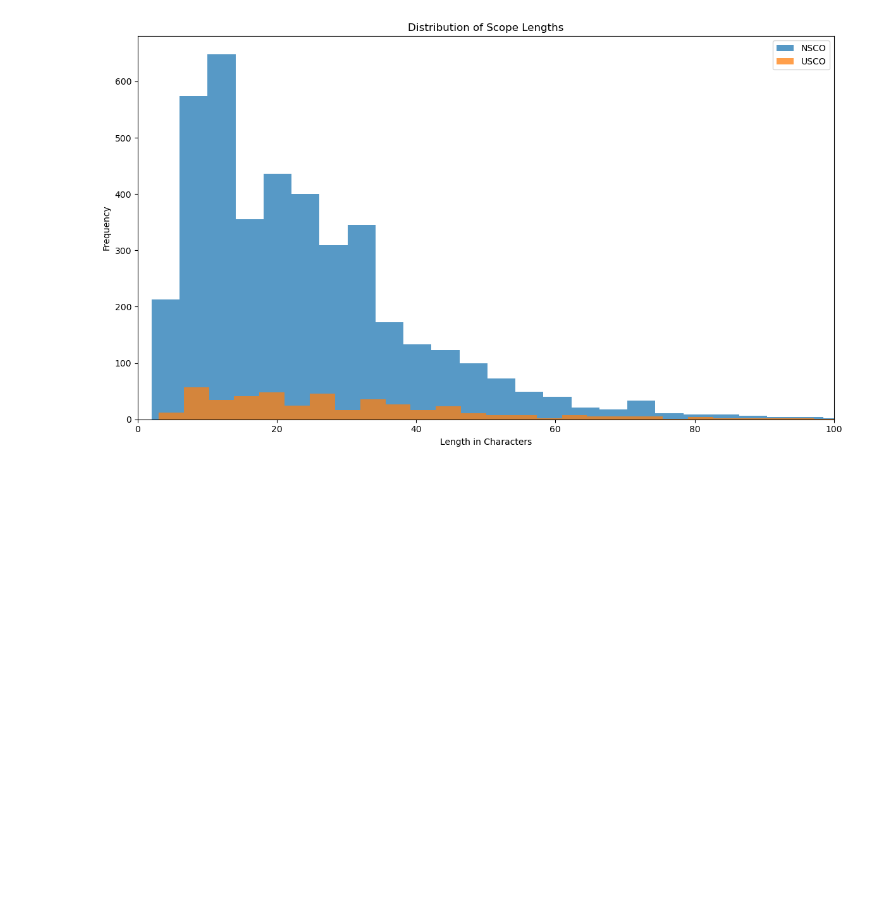
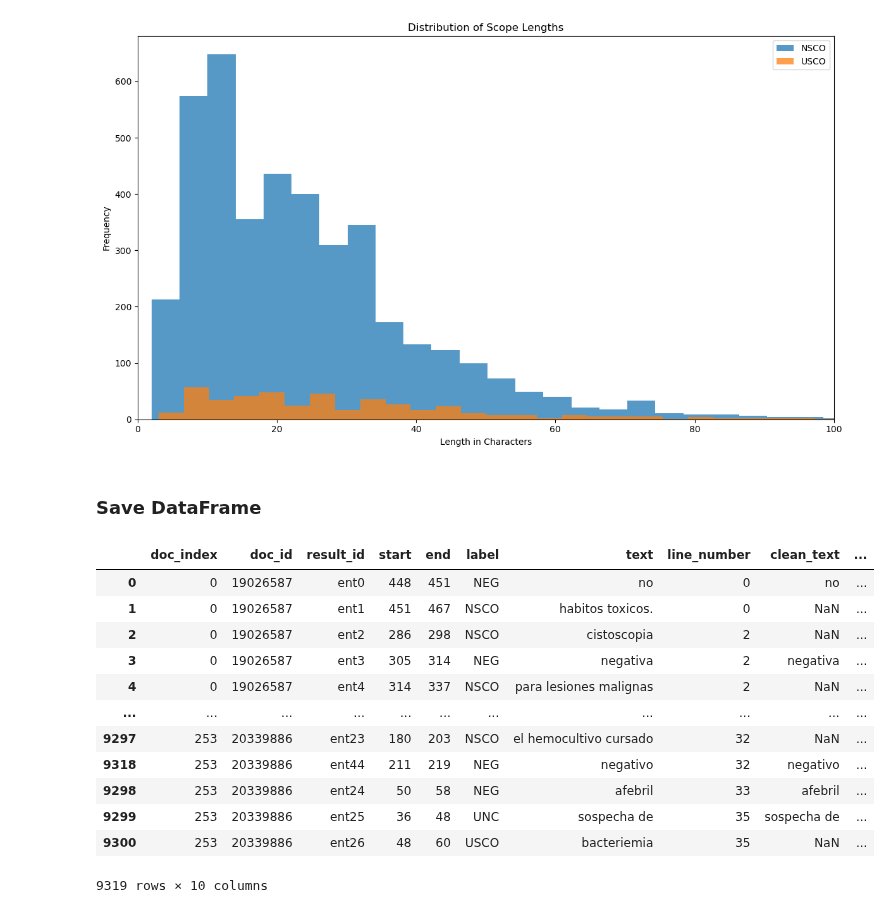
Before and after one commit to dmxocean/projectNLP, a Jupyter notebook: notebooks/data_analisys.ipynb, the cells around one changed output. Saved outputs shown, nothing was run; the diff lists cells and outputs as text; code cells hidden in the pictures; blank space fills up the shorter version.

Commit message:
save dataframe as pickle

```diff
--- a/notebooks/data_analisys.ipynb
+++ b/notebooks/data_analisys.ipynb
@@ -321,3 +321,21 @@ plt.show()
 Average NSCO length: 24.36 characters
 Average USCO length: 30.08 characters
 [figure]
+# %% [markdown]
+### Save DataFrame
+# %%
+df_predictions
+# %% [output]
+|  | doc_index | doc_id | result_id | start | end | label | text | line_number | clean_text | ... |
+| 0 | 0 | 19026587 | ent0 | 448 | 451 | NEG | no | 0 | no | ... |
+| 1 | 0 | 19026587 | ent1 | 451 | 467 | NSCO | habitos toxicos. | 0 | NaN | ... |
+| 2 | 0 | 19026587 | ent2 | 286 | 298 | NSCO | cistoscopia | 2 | NaN | ... |
+| 3 | 0 | 19026587 | ent3 | 305 | 314 | NEG | negativa | 2 | negativa | ... |
+| 4 | 0 | 19026587 | ent4 | 314 | 337 | NSCO | para lesiones malignas | 2 | NaN | ... |
+| ... | ... | ... | ... | ... | ... | ... | ... | ... | ... | ... |
+| 9297 | 253 | 20339886 | ent23 | 180 | 203 | NSCO | el hemocultivo cursado | 32 | NaN | ... |
+| 9318 | 253 | 20339886 | ent44 | 211 | 219 | NEG | negativo | 32 | negativo | ... |
+| 9298 | 253 | 20339886 | ent24 | 50 | 58 | NEG | afebril | 33 | afebril | ... |
+| 9299 | 253 | 20339886 | ent25 | 36 | 48 | UNC | sospecha de | 35 | sospecha de | ... |
+| 9300 | 253 | 20339886 | ent26 | 48 | 60 | USCO | bacteriemia | 35 | NaN | ... |
+9319 rows × 10 columns
```
Also changed, not shown: parts of 1 cell of this notebook, 1 other file.
